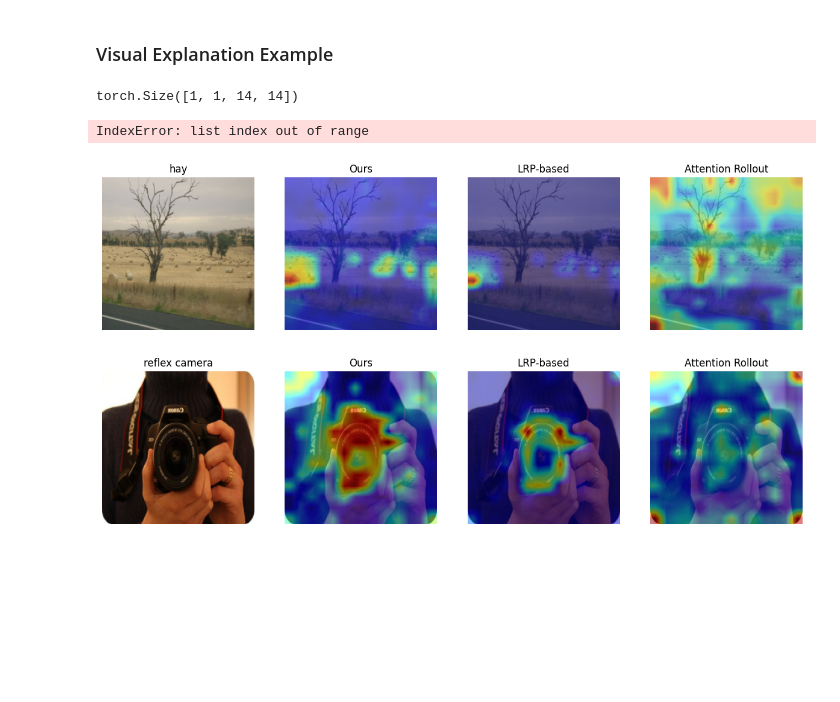
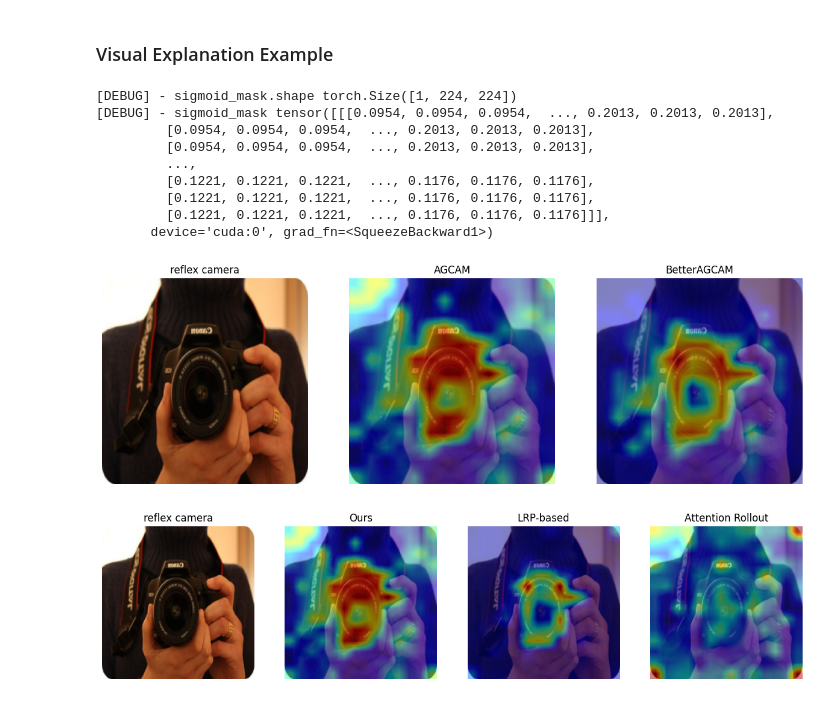
Before and after one commit to caokhoi2702/BetterAGCAM, a Jupyter notebook: visualization.ipynb, the cells around one changed output. Saved outputs shown, nothing was run; the diff lists cells and outputs as text; code cells hidden in the pictures; blank space fills up the shorter version.

```diff
--- a/visualization.ipynb
+++ b/visualization.ipynb
@@ -18,7 +18,7 @@ import timm
 from Methods.LRP.ViT_LRP import vit_base_patch16_224 as LRP_vit_base_patch16_224
 
 #methods
-from Methods.AGCAM.AGCAM import AGCAM
+from Methods.AGCAM.AGCAM import AGCAM, BetterAGCAM
 from Methods.LRP.ViT_explanation_generator import LRP
 from Methods.AttentionRollout.AttentionRollout import VITAttentionRollout
 
@@ -27,7 +27,8 @@ IMG_SIZE=224
 device = 'cuda' if torch.cuda.is_available() else 'cpu'
 
 #Select Image which you want to generate a heatmap for.
-IMAGE_PATH = "samples/ILSVRC2012_val_00000125.jpeg"
+# IMAGE_PATH = "samples/ILSVRC2012_val_00000125.jpeg"
+IMAGE_PATH = "samples/ILSVRC2012_val_00001854.jpeg"
 
 
 # Load the model parameter provided by the Timm library
@@ -59,68 +60,56 @@ ours_model = ViT_Ours.create_model(MODEL, pretrained=True, num_classes=class_num
 ours_model.load_state_dict(state_dict, strict=True)
 ours_model.eval()
 ours_method = AGCAM(ours_model)
-lrp_model = LRP_vit_base_patch16_224(device, num_classes=class_num).to(device)
-lrp_model.load_state_dict(state_dict, strict=True)
-lrp_model.eval()
-lrp_method = LRP(lrp_model, device)
-rollout_model = timm.create_model(MODEL, pretrained=True, num_classes=class_num).to(device)
-rollout_model.load_state_dict(state_dict, strict=True)
-rollout_model.eval()
-rollout_method = VITAttentionRollout(rollout_model, device=device)
-
-
 
 
 with torch.enable_grad():
     # Generate heatmap of our method
+    ours_method = AGCAM(ours_model)
     prediction, ours_heatmap = ours_method.generate(image)
-    print(ours_heatmap.shape)
     ours_heatmap = transforms.Resize((224, 224))(ours_heatmap[0])
     ours_heatmap = (ours_heatmap - ours_heatmap.min())/(ours_heatmap.max()-ours_heatmap.min())
     ours_heatmap = ours_heatmap.detach().cpu().numpy()
     ours_heatmap = np.transpose(ours_heatmap, (1, 2, 0))
 
-    # Generate heatmap of LRP-based method
-    _, lrp_heatmap = lrp_method.generate(image)
-    lrp_heatmap = transforms.Resize((224, 224))(lrp_heatmap[0])
-    lrp_heatmap = (lrp_heatmap - lrp_heatmap.min())/(lrp_heatmap.max()-lrp_heatmap.min())
-    lrp_heatmap = lrp_heatmap.detach().cpu().numpy()
-    lrp_heatmap = np.transpose(lrp_heatmap, (1, 2, 0))
-
-    # Generate heatmap of Attention Rollout
-    _, rollout_heatmap = rollout_method.generate(image)
-    rollout_heatmap = transforms.Resize((224, 224))(rollout_heatmap[0])
-    rollout_heatmap = (rollout_heatmap - rollout_heatmap.min())/(rollout_heatmap.max()-rollout_heatmap.min())
-    rollout_heatmap = rollout_heatmap.detach().cpu().numpy()
-    rollout_heatmap = np.transpose(rollout_heatmap, (1, 2, 0))
+    ours_method = BetterAGCAM(ours_model)
+    prediction, sigmoid_heatmap = ours_method.generate(image)
+    sigmoid_heatmap = transforms.Resize((224, 224))(sigmoid_heatmap[0])
+    print("[DEBUG] - sigmoid_mask.shape", sigmoid_heatmap.shape)
+    print("[DEBUG] - sigmoid_mask", sigmoid_heatmap)
+    sigmoid_heatmap = (sigmoid_heatmap - sigmoid_heatmap.min())/(sigmoid_heatmap.max()-sigmoid_heatmap.min())
+    sigmoid_heatmap = sigmoid_heatmap.detach().cpu().numpy()
+    sigmoid_heatmap = np.transpose(sigmoid_heatmap, (1, 2, 0))
 
 
     # Display the results
     image = unnormalize(image)
     image = image.detach().cpu().numpy()[0]
     image = np.transpose(image, (1, 2, 0))
-    fig, axs = plt.subplots(1,4, figsize=(15, 70))
+    fig, axs = plt.subplots(1,3, figsize=(15, 70))
     axs[0].set_title(classes[prediction.item()])
     axs[0].imshow(image)
     axs[0].axis('off')
 
-    axs[1].set_title('Ours')
+    axs[1].set_title('AGCAM')
     axs[1].imshow(image)
     axs[1].imshow(ours_heatmap, cmap='jet', alpha=0.5)
     axs[1].axis('off')
 
-    axs[2].set_title('LRP-based')
+    axs[2].set_title('BetterAGCAM')
     axs[2].imshow(image)
-    axs[2].imshow(lrp_heatmap, cmap='jet', alpha=0.5)
+    axs[2].imshow(sigmoid_heatmap, cmap='jet', alpha=0.5)
     axs[2].axis('off')
-
-    axs[3].set_title('Attention Rollout')
-    axs[3].imshow(image)
-    axs[3].imshow(rollout_heatmap, cmap='jet', alpha=0.5)
-    axs[3].axis('off')
 # %% [output]
-torch.Size([1, 1, 14, 14])
+[DEBUG] - sigmoid_mask.shape torch.Size([1, 224, 224])
+[DEBUG] - sigmoid_mask tensor([[[0.0954, 0.0954, 0.0954,  ..., 0.2013, 0.2013, 0.2013],
+         [0.0954, 0.0954, 0.0954,  ..., 0.2013, 0.2013, 0.2013],
+         [0.0954, 0.0954, 0.0954,  ..., 0.2013, 0.2013, 0.2013],
+         ...,
+         [0.1221, 0.1221, 0.1221,  ..., 0.1176, 0.1176, 0.1176],
+         [0.1221, 0.1221, 0.1221,  ..., 0.1176, 0.1176, 0.1176],
+         [0.1221, 0.1221, 0.1221,  ..., 0.1176, 0.1176, 0.1176]]],
+       device='cuda:0', grad_fn=<SqueezeBackward1>)
-IndexError: list index out of range
+[figure, added]
 # %%
 
 
@@ -177,8 +166,6 @@ with torch.enable_grad():
     axs[3].imshow(image)
     axs[3].imshow(rollout_heatmap, cmap='jet', alpha=0.5)
     axs[3].axis('off')
-# %% [output]
-[figure, removed]
 # %%
 
 
```
Also changed, not shown: 5 other files.
